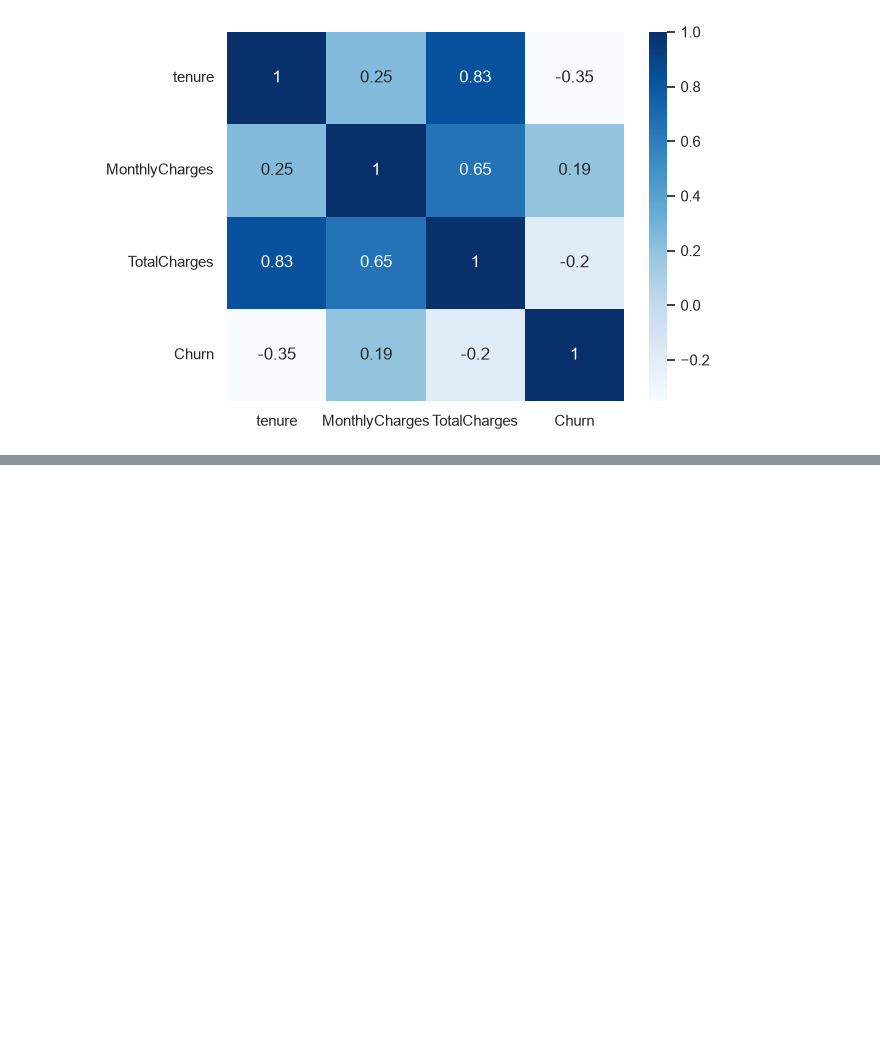
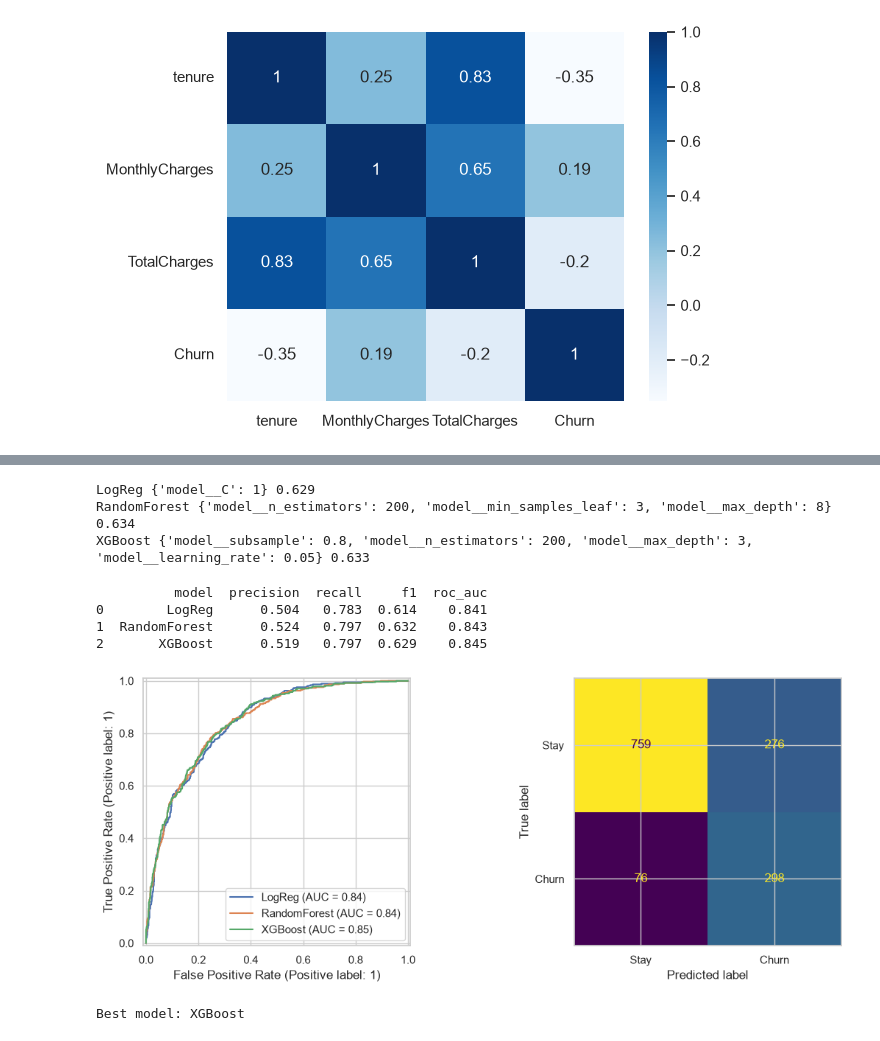
Before and after one commit to PrabhuPradhan98/Master-Project, a Jupyter notebook: Code.ipynb, the cells around one changed output, grey strips where cells are left out. Saved outputs shown, nothing was run; the diff lists cells and outputs as text; code cells hidden in the pictures; blank space fills up the shorter version.

Commit message:
imbalance comparison, model tuning, test evaluation

```diff
--- a/Code.ipynb
+++ b/Code.ipynb
@@ -102,0 +159,49 @@ preprocess = ColumnTransformer([
+# %%
+#Tune models
+grids = {
+    "LogReg": {"model__C": [0.01, 0.1, 1, 10]},
+    "RandomForest": {"model__n_estimators": [200, 400], "model__max_depth": [None, 8, 12],
+                     "model__min_samples_leaf": [1, 3, 5]},
+    "XGBoost": {"model__n_estimators": [200, 400], "model__max_depth": [3, 4, 6],
+                "model__learning_rate": [0.03, 0.05, 0.1], "model__subsample": [0.8, 1.0]},
+}
+tuned = {}
+for name in MODELS:
+    search = RandomizedSearchCV(build(name, best_strategy), grids[name], n_iter=8,
+                                scoring="f1", cv=cv, random_state=RANDOM_STATE)
+    search.fit(X_train, y_train)
+    tuned[name] = search.best_estimator_
+    print(name, search.best_params_, round(search.best_score_, 3))
+# %% [output]
+LogReg {'model__C': 1} 0.629
+RandomForest {'model__n_estimators': 200, 'model__min_samples_leaf': 3, 'model__max_depth': 8} 0.634
+XGBoost {'model__subsample': 0.8, 'model__n_estimators': 200, 'model__max_depth': 3, 'model__learning_rate': 0.05} 0.633
+# %%
+#Evaluate on the test set
+rows = []
+for name, pipe in tuned.items():
+    pred = pipe.predict(X_test); proba = pipe.predict_proba(X_test)[:, 1]
+    rows.append({"model": name,
+                 "precision": round(precision_score(y_test, pred), 3),
+                 "recall": round(recall_score(y_test, pred), 3),
+                 "f1": round(f1_score(y_test, pred), 3),
+                 "roc_auc": round(roc_auc_score(y_test, proba), 3)})
+test_metrics = pd.DataFrame(rows)
+test_metrics.to_csv("outputs/test_metrics.csv", index=False)
+print(test_metrics)
+
+best_model_name = test_metrics.sort_values("roc_auc", ascending=False).iloc[0]["model"]
+fig, ax = plt.subplots(1, 2, figsize=(12, 4.5))
+for name, pipe in tuned.items():
+    RocCurveDisplay.from_estimator(pipe, X_test, y_test, name=name, ax=ax[0])
+ConfusionMatrixDisplay.from_estimator(tuned[best_model_name], X_test, y_test,
+                                      display_labels=["Stay", "Churn"], ax=ax[1], colorbar=False)
+plt.tight_layout(); plt.savefig("figures/evaluation.png", dpi=150); plt.show()
+print("Best model:", best_model_name)
+# %% [output]
+          model  precision  recall     f1  roc_auc
+0        LogReg      0.504   0.783  0.614    0.841
+1  RandomForest      0.524   0.797  0.632    0.843
+2       XGBoost      0.519   0.797  0.629    0.845
+[figure, added]
+Best model: XGBoost
```
Also changed, not shown: parts of 2 cells of this notebook, 3 other files.
